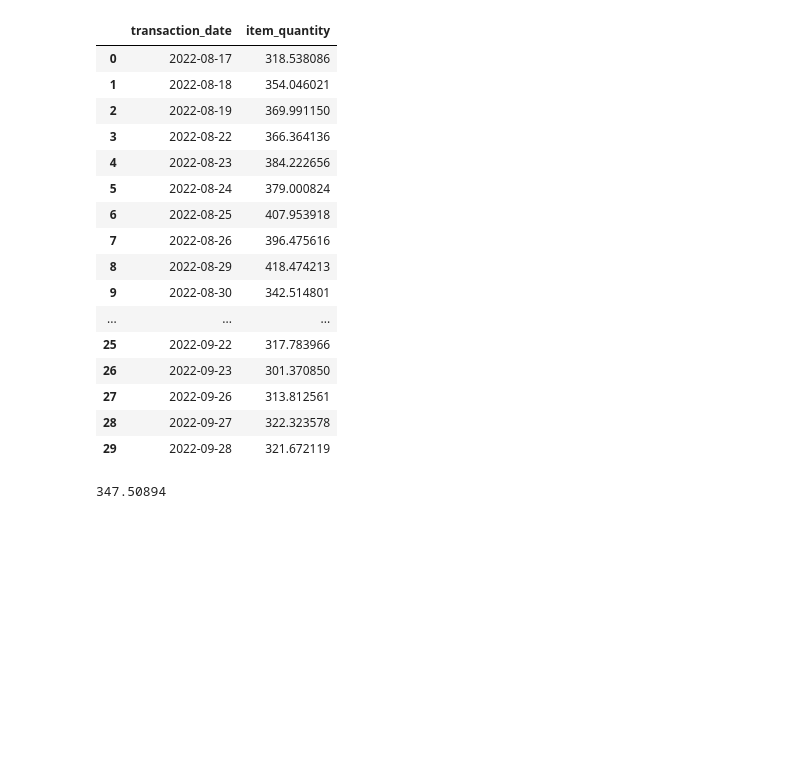
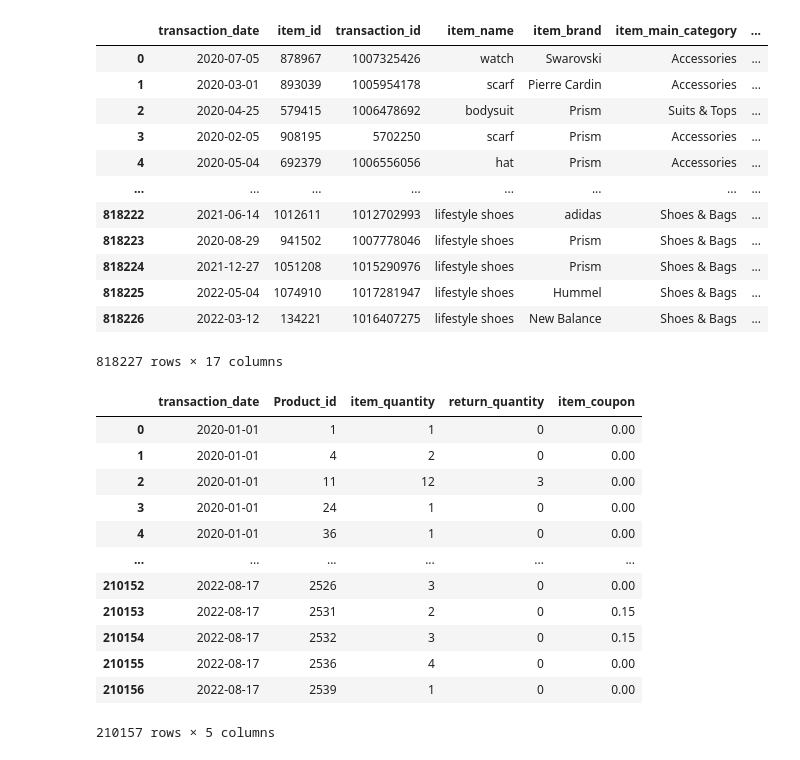
Before and after one commit to Knya819/Sales-Forecast, a Jupyter notebook: Sales_Return+Coupon.ipynb, the cells around one changed output. Cells and saved outputs as stored; diff of their text form; code cells hidden in the pictures; blank space fills up the shorter version.

```diff
--- a/Sales_Return+Coupon.ipynb
+++ b/Sales_Return+Coupon.ipynb
@@ -348,25 +10,0 @@ plt.show()
-# %%
-df_forecast
-# %% [output]
-|  | transaction_date | item_quantity |
-| 0 | 2022-08-17 | 318.538086 |
-| 1 | 2022-08-18 | 354.046021 |
-| 2 | 2022-08-19 | 369.991150 |
-| 3 | 2022-08-22 | 366.364136 |
-| 4 | 2022-08-23 | 384.222656 |
-| 5 | 2022-08-24 | 379.000824 |
-| 6 | 2022-08-25 | 407.953918 |
-| 7 | 2022-08-26 | 396.475616 |
-| 8 | 2022-08-29 | 418.474213 |
-| 9 | 2022-08-30 | 342.514801 |
-| ... | ... | ... |
-| 25 | 2022-09-22 | 317.783966 |
-| 26 | 2022-09-23 | 301.370850 |
-| 27 | 2022-09-26 | 313.812561 |
-| 28 | 2022-09-27 | 322.323578 |
-| 29 | 2022-09-28 | 321.672119 |
-# %%
-avg_quantity = df_forecast.iloc[:, 1].mean()
-avg_quantity
-# %% [output]
-347.50894
@@ -372,0 +151,37 @@ avg_quantity
+# %%
+# Load and
+Table2 = load_data('Dataset.csv')
+Table2
+# %% [output]
+|  | transaction_date | item_id | transaction_id | item_name | item_brand | item_main_category | ... |
+| 0 | 2020-07-05 | 878967 | 1007325426 | watch | Swarovski | Accessories | ... |
+| 1 | 2020-03-01 | 893039 | 1005954178 | scarf | Pierre Cardin | Accessories | ... |
+| 2 | 2020-04-25 | 579415 | 1006478692 | bodysuit | Prism | Suits & Tops | ... |
+| 3 | 2020-02-05 | 908195 | 5702250 | scarf | Prism | Accessories | ... |
+| 4 | 2020-05-04 | 692379 | 1006556056 | hat | Prism | Accessories | ... |
+| ... | ... | ... | ... | ... | ... | ... | ... |
+| 818222 | 2021-06-14 | 1012611 | 1012702993 | lifestyle shoes | adidas | Shoes & Bags | ... |
+| 818223 | 2020-08-29 | 941502 | 1007778046 | lifestyle shoes | Prism | Shoes & Bags | ... |
+| 818224 | 2021-12-27 | 1051208 | 1015290976 | lifestyle shoes | Prism | Shoes & Bags | ... |
+| 818225 | 2022-05-04 | 1074910 | 1017281947 | lifestyle shoes | Hummel | Shoes & Bags | ... |
+| 818226 | 2022-03-12 | 134221 | 1016407275 | lifestyle shoes | New Balance | Shoes & Bags | ... |
+818227 rows × 17 columns
+# %%
+# prepare data
+Table = prepare_product_data(Table2)
+Table_L = aggregate_data(Table)
+Table_L
+# %% [output]
+|  | transaction_date | Product_id | item_quantity | return_quantity | item_coupon |
+| 0 | 2020-01-01 | 1 | 1 | 0 | 0.00 |
+| 1 | 2020-01-01 | 4 | 2 | 0 | 0.00 |
+| 2 | 2020-01-01 | 11 | 12 | 3 | 0.00 |
+| 3 | 2020-01-01 | 24 | 1 | 0 | 0.00 |
+| 4 | 2020-01-01 | 36 | 1 | 0 | 0.00 |
+| ... | ... | ... | ... | ... | ... |
+| 210152 | 2022-08-17 | 2526 | 3 | 0 | 0.00 |
+| 210153 | 2022-08-17 | 2531 | 2 | 0 | 0.15 |
+| 210154 | 2022-08-17 | 2532 | 3 | 0 | 0.15 |
+| 210155 | 2022-08-17 | 2536 | 4 | 0 | 0.00 |
+| 210156 | 2022-08-17 | 2539 | 1 | 0 | 0.00 |
+210157 rows × 5 columns
```
Also changed, not shown: parts of 29 cells of this notebook.
